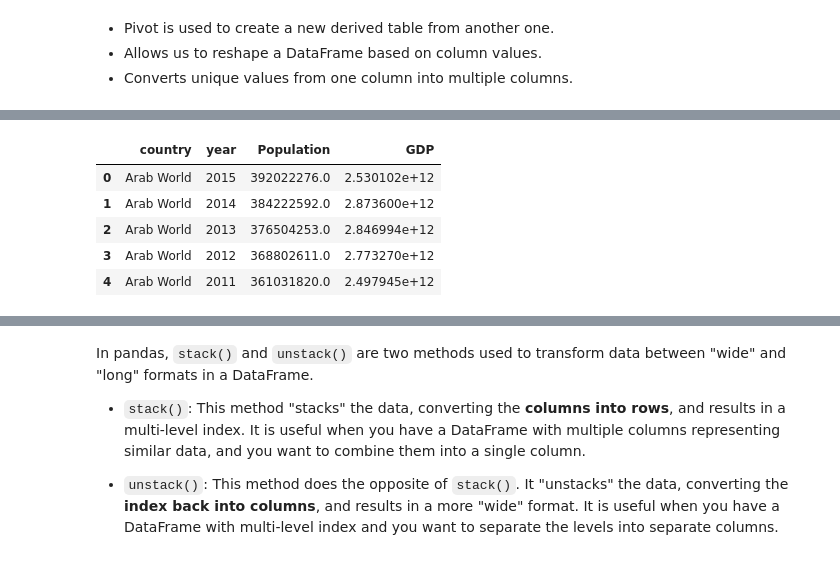
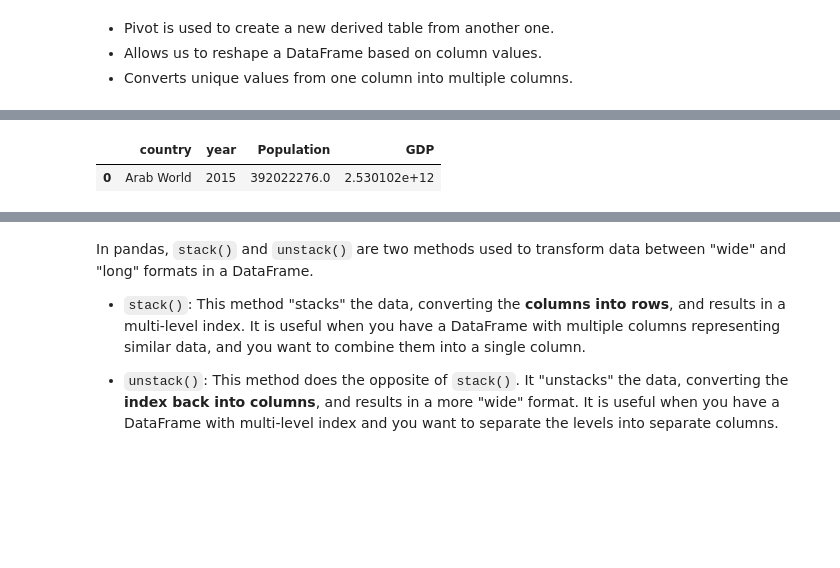
Before and after one commit to MileRoss/data_analytics_with_python_sql, a Jupyter notebook: w2_data_wrangling_and_retrieval/2.3_combining_structuring_data.ipynb, the cells around one changed output, grey strips where cells are left out. Cells and saved outputs as stored; diff of their text form; code cells hidden in the pictures; blank space fills up the shorter version.

```diff
--- a/w2_data_wrangling_and_retrieval/2.3_combining_structuring_data.ipynb
+++ b/w2_data_wrangling_and_retrieval/2.3_combining_structuring_data.ipynb
@@ -471,11 +403,7 @@ import pandas as pd
 url = 'https://raw.githubusercontent.com/data-bootcamp-v4/data/main/worldstats.csv'
 df = pd.read_csv(url)
 # %%
-df.head()
+df.head(1)
 # %% [output]
 |  | country | year | Population | GDP |
 | 0 | Arab World | 2015 | 392022276.0 | 2.530102e+12 |
-| 1 | Arab World | 2014 | 384222592.0 | 2.873600e+12 |
-| 2 | Arab World | 2013 | 376504253.0 | 2.846994e+12 |
-| 3 | Arab World | 2012 | 368802611.0 | 2.773270e+12 |
-| 4 | Arab World | 2011 | 361031820.0 | 2.497945e+12 |
```
Also changed, not shown: parts of 33 cells of this notebook, 37 other files.
